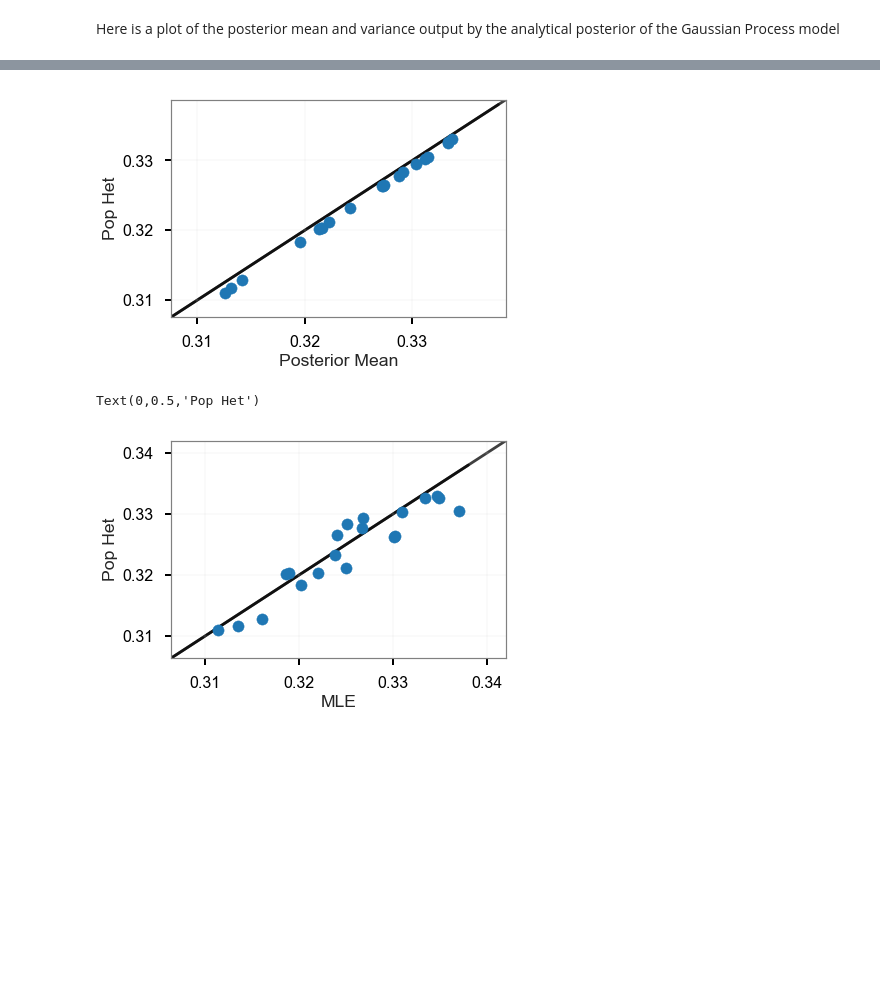
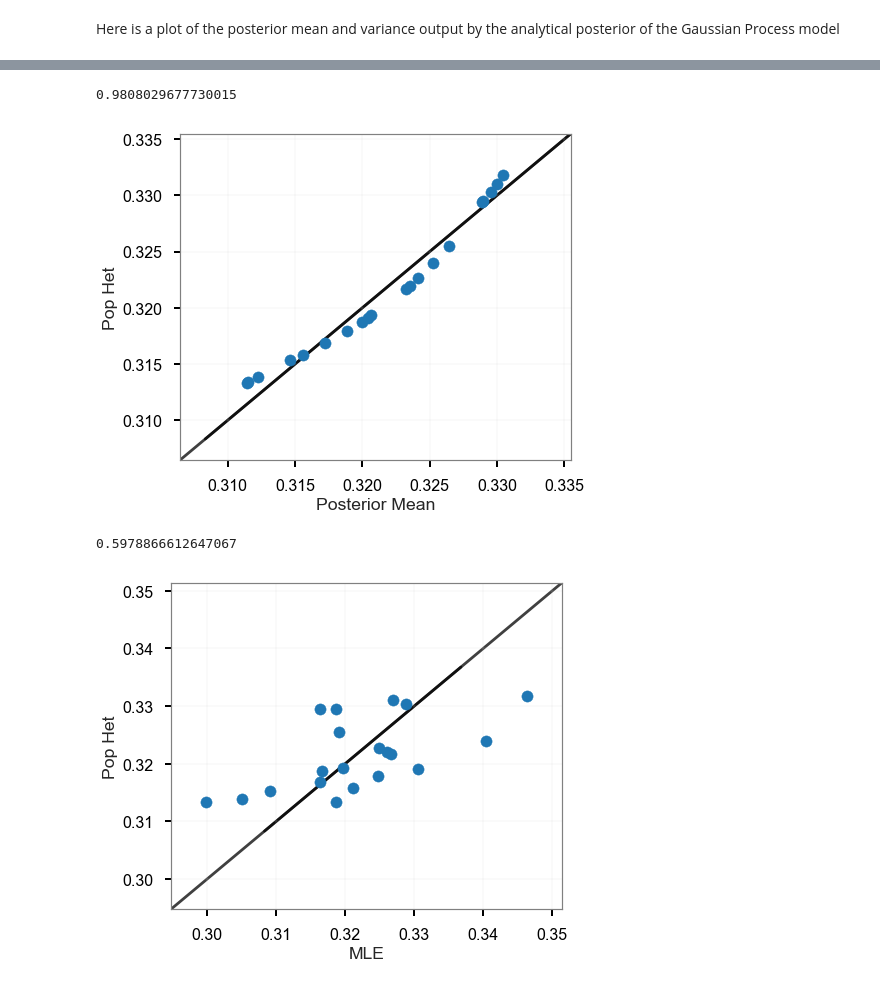
Before and after one commit to ancient-dna/hetgp, a Jupyter notebook: notebooks/wright-fisher-reads.ipynb, the cells around one changed output, grey strips where cells are left out. Cells and saved outputs as stored; diff of their text form; code cells hidden in the pictures; blank space fills up the shorter version.

```diff
--- a/notebooks/wright-fisher-reads.ipynb
+++ b/notebooks/wright-fisher-reads.ipynb
@@ -37,7 +37,7 @@ plt.style.use("whitegrid.mplstyle")
 # %% [markdown]
 Simulate allele frequencies
 # %%
-p = 50000 # number of SNPs
+p = 100000 # number of SNPs
 n_e = 5000 # effective population size
 max_gen = 700 # number of generations to sim 700*25 17500
 F = sim.simulate_frequencies(p, n_e, max_gen)
@@ -53,7 +53,7 @@ X = sim.simulate_genotypes(t, F)
 Simulate reads
 # %%
 eps = .01 # error rate
-lamb = 4 # average coverage
+lamb = .5 # average coverage
 Y, C = sim.simulate_reads(X, eps, lamb)
 # %% [markdown]
 Plot a hist of the coverage distribution for a the first individual
@@ -160,3 +147,9 @@ mu, var = model.predict_y(t[:,None].astype(np.float64))
+# %%
+xx = np.array(list(range(max_gen))).reshape(max_gen, 1)
+mu, var = model.predict_y(xx)
+
+# double check i think its returning variance in exp scale
+var = np.log(var)
 # %% [markdown]
 Fitting this is incredibly quick!
 # %% [markdown]
@@ -169,20 +175,18 @@ Here is a plot of the posterior mean and variance output by the analytical poste
 #plt.ylabel("Posterior Mean");
 #plt.plot(t, h_hat,'kx', mew=1.5);
 # %%
-sim.plot_xy(mu, h)
+sim.plot_xy(mu[t,0], h)
 plt.xlabel("Posterior Mean");
 plt.ylabel("Pop Het");
-
-#print(np.corrcoef(model_df["Posterior Mean"], model_df["Pop Het"])[0,1])
-#print(np.mean(model_df["Posterior Mean"] - model_df["Pop Het"]))
+print(np.corrcoef(mu[t,0], h)[0, 1])
 # %% [output]
+0.9808029677730015
-[figure, old version]
+[figure, new version]
 # %%
 sim.plot_xy(h_hat, h)
 plt.xlabel("MLE")
 plt.ylabel("Pop Het")
-
-#np.corrcoef(model_df["Est Het"], model_df["Pop Het"])[0,1]
+np.corrcoef(h_hat, h)[0,1]
 # %% [output]
-Text(0,0.5,'Pop Het')
+0.5978866612647067
-[figure, old version]
+[figure, new version]
```
Also changed, not shown: parts of 11 cells of this notebook, 1 other file.
